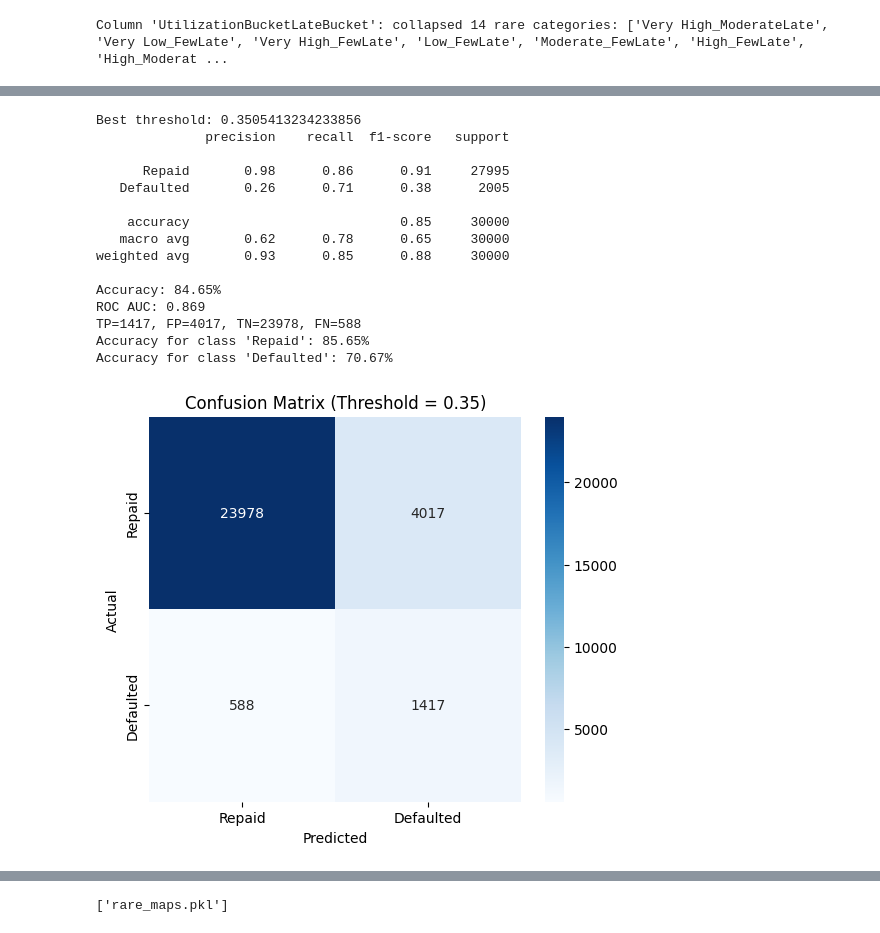
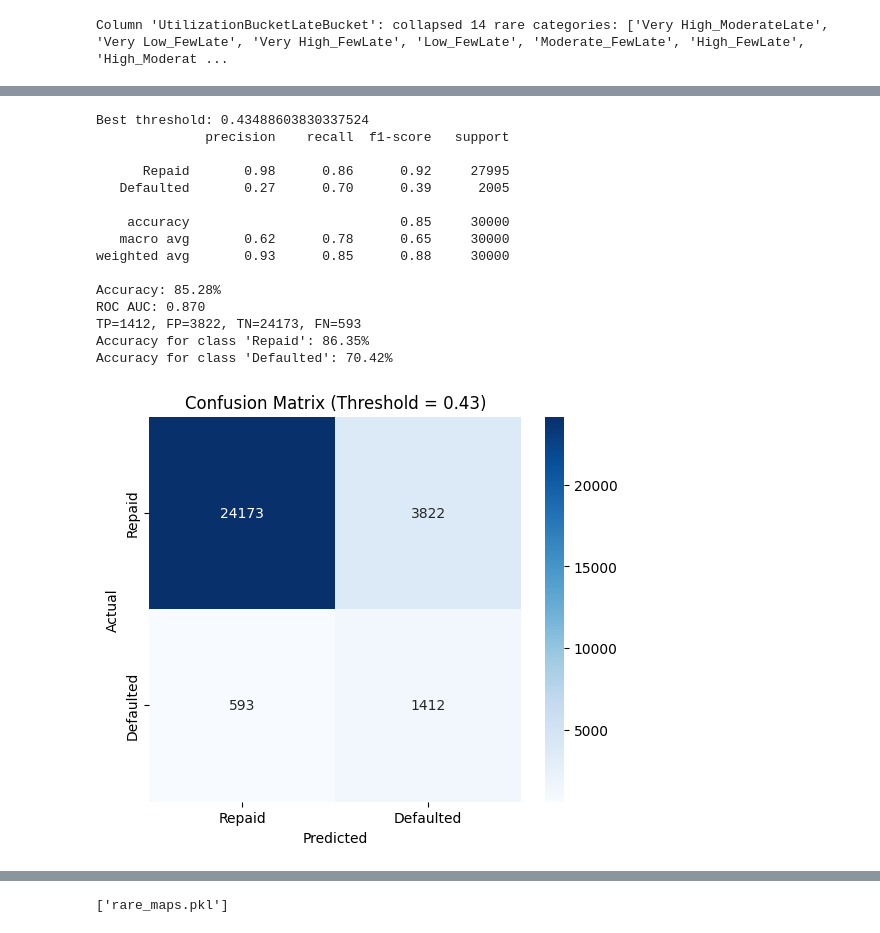
Before and after one commit to sunnysunny77/loan, a Jupyter notebook: cr.ipynb, the cells around one changed output, grey strips where cells are left out. Saved outputs shown, nothing was run; the diff lists cells and outputs as text; code cells hidden in the pictures.

```diff
--- a/cr.ipynb
+++ b/cr.ipynb
@@ -670,5 +691,5 @@ df_collapsed, rare_maps = collapse_rare_categories(df_high, threshold=0.05)
 Column 'UtilizationBucketLateBucket': collapsed 14 rare categories: ['Very High_ModerateLate', 'Very Low_FewLate', 'Very High_FewLate', 'Low_FewLate', 'Moderate_FewLate', 'High_FewLate', 'High_Moderat ...
 # %%
 # Feature selection
-df_selected, fs_cols_to_drop = select_features(df_collapsed, y_train, n_to_keep=11)
+df_selected, fs_cols_to_drop = select_features(df_collapsed, y_train, n_to_keep=17)
 # %% [output]
@@ -836,15 +862,15 @@ X_test_xgb = X_test_xgb.astype(np.float32)
 classes = np.unique(y_train)
 class_weights = compute_class_weight(class_weight='balanced', classes=classes, y=y_train)
 class_weight_dict = dict(zip(classes, class_weights, strict=True))
-weights_tensor = torch.tensor([class_weight_dict[int(c)] for c in y_train], dtype=torch.float32)
+pos_weight = torch.tensor(class_weight_dict[1], dtype=torch.float32)
 
 X_train_tensor = torch.tensor(X_train_nn_final)
 X_val_tensor = torch.tensor(X_val_nn_final)
 X_test_tensor = torch.tensor(X_test_nn_final)
 
 y_train_tensor = torch.tensor(y_train, dtype=torch.float32)
-y_val_tensor = torch.tensor(y_val, dtype=torch.long)
-y_test_tensor = torch.tensor(y_test, dtype=torch.long)
+y_val_tensor = torch.tensor(y_val, dtype=torch.float32)
+y_test_tensor = torch.tensor(y_test, dtype=torch.float32)
 
 print("Input shape:", X_train_tensor.shape)
 print("Class weights:", class_weight_dict)
@@ -930,26 +956,6 @@ Total parameters: 48873
 # %%
 # Loss
-class FocalLoss(nn.Module):
-    def __init__(self, alpha=0.25, gamma=2.0, pos_weight=None):
-        super().__init__()
-        self.alpha = alpha
-        self.gamma = gamma
-        self.pos_weight = pos_weight
-
-    def forward(self, logits, targets):
-        bce_loss = F.binary_cross_entropy_with_logits(
-            logits,
-            targets,
-            reduction='none',
-            pos_weight=torch.tensor(self.pos_weight, device=logits.device)
-            if self.pos_weight else None
-        )
-        p_t = torch.exp(-bce_loss)
-        focal_loss = self.alpha * (1 - p_t) ** self.gamma * bce_loss
-        return focal_loss.mean()
-
-alpha = class_weights[1] / (class_weights[0] + class_weights[1])
-loss_fn = FocalLoss(alpha=alpha, gamma=3)
+loss_fn = nn.BCEWithLogitsLoss(pos_weight=pos_weight)
 # %%
 # Train
 overall_best_val_auc = 0.0
@@ -1064,7 +1070,7 @@ with torch.no_grad():
 
 y_val_probs = np.array(y_val_probs)
 prec, rec, thresholds = precision_recall_curve(y_val, y_val_probs)
-best_thresh_a = threshold_by_target_recall(y_val, y_val_probs, thresholds, 0.69)
+best_thresh_a = threshold_by_target_recall(y_val, y_val_probs, thresholds, 0.68)
 
 y_test_probs = []
 with torch.no_grad():
@@ -1080,41 +1086,41 @@ y_test_pred_opt = (y_test_probs > best_thresh_a).astype(int)
 target_names = ['Repaid', 'Defaulted']
 report = classification_report(y_test, y_test_pred_opt, target_names=target_names)
 acc = accuracy_score(y_test, y_test_pred_opt)
 roc_auc = roc_auc_score(y_test, y_test_probs)
 cm = confusion_matrix(y_test, y_test_pred_opt)
 tn, fp, fn, tp = cm.ravel()
 per_class_acc = cm.diagonal() / cm.sum(axis=1)
 
 print("Best threshold:", best_thresh_a)
 print(report)
 print(f"Accuracy: {acc*100:.2f}%")
 print(f"ROC AUC: {roc_auc:.3f}")
 print(f"TP={tp}, FP={fp}, TN={tn}, FN={fn}")
 for i, class_name in enumerate(target_names):
     print(f"Accuracy for class '{class_name}': {per_class_acc[i]*100:.2f}%")
 
 plt.figure(figsize=(6,5))
 sns.heatmap(cm, annot=True, fmt='d', cmap='Blues', xticklabels=target_names, yticklabels=target_names)
 plt.xlabel("Predicted")
 plt.ylabel("Actual")
 plt.title(f"Confusion Matrix (Threshold = {best_thresh_a:.2f})")
 plt.show()
 # %% [output]
-Best threshold: 0.3505413234233856
+Best threshold: 0.43488603830337524
               precision    recall  f1-score   support
 
-      Repaid       0.98      0.86      0.91     27995
-   Defaulted       0.26      0.71      0.38      2005
+      Repaid       0.98      0.86      0.92     27995
+   Defaulted       0.27      0.70      0.39      2005
 
     accuracy                           0.85     30000
    macro avg       0.62      0.78      0.65     30000
 weighted avg       0.93      0.85      0.88     30000
 
-Accuracy: 84.65%
-ROC AUC: 0.869
-TP=1417, FP=4017, TN=23978, FN=588
-Accuracy for class 'Repaid': 85.65%
-Accuracy for class 'Defaulted': 70.67%
+Accuracy: 85.28%
+ROC AUC: 0.870
+TP=1412, FP=3822, TN=24173, FN=593
+Accuracy for class 'Repaid': 86.35%
+Accuracy for class 'Defaulted': 70.42%
-[figure, old version]
+[figure, new version]
 # %%
 param_dist = {
```
Also changed, not shown: parts of 18 cells of this notebook, 17 other files.
